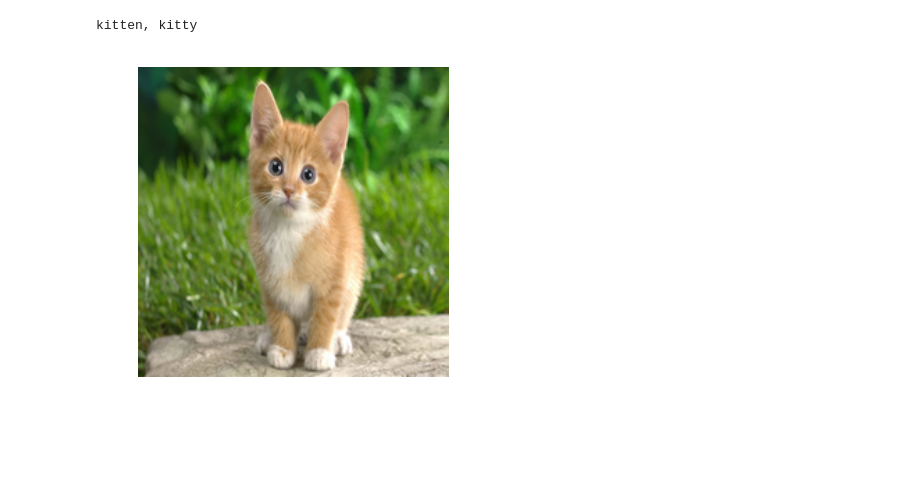
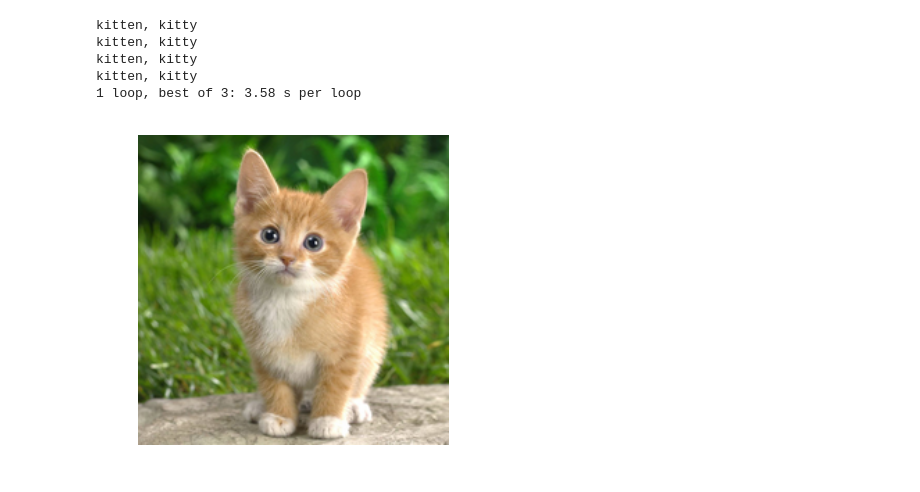
Before and after one commit to ilkarman/Blog, a Jupyter notebook: Flask Images/Predict-MXNet.ipynb, the cells around one changed output. Saved outputs shown, nothing was run; the diff lists cells and outputs as text; code cells hidden in the pictures; blank space fills up the shorter version.

```diff
--- a/Flask Images/Predict-MXNet.ipynb
+++ b/Flask Images/Predict-MXNet.ipynb
@@ -17,26 +28,21 @@ Batch = namedtuple('Batch', ['data'])
 # %%
-# Load labels
-with open('synset.txt', 'r') as f:
-    synsets = [l.rstrip() for l in f]
-
+# Load MXNet model
 sym, arg_params, aux_params = mx.model.load_checkpoint('resnet-152', 0)
 # %%
 # Create model
 mod = mx.mod.Module(symbol=sym, context=mx.cpu())
 mod.bind(for_training=False, data_shapes=[('data', (1,3,224,224))])
 mod.set_params(arg_params, aux_params)
-# %%
-def get_image(url):
-    filename = wget.download(url)
-    img = cv2.imread(filename)
-    if img is None:
-        print('failed to download ' + url)
-    return filename
+# %%
+def get_image(url):
+    return urlretrieve(url)[0]
 # %%
 def predict(filename, mod, synsets):
 
     # Load image and resize
-    img = Image.open(filename).resize((224, 224), Image.ANTIALIAS)
+    img = Image.open(filename)
+    # Centre crop
+    img = ImageOps.fit(img, (224, 224), Image.ANTIALIAS)
 
     # Show image
     plt.imshow(img)
@@ -54,8 +60,11 @@ def predict(filename, mod, synsets):
     predicted_category = " ".join(synsets[a].split(" ")[1:])
     print(predicted_category)
 # %%
-url = 'http://writm.com/wp-content/uploads/2016/08/Cat-hd-wallpapers.jpg'
-predict(get_image(url), mod, synsets)
+%timeit predict(get_image("http://writm.com/wp-content/uploads/2016/08/Cat-hd-wallpapers.jpg"), mod, LABELS)
 # %% [output]
 kitten, kitty
+kitten, kitty
+kitten, kitty
+kitten, kitty
+1 loop, best of 3: 3.58 s per loop
-[figure, old version]
+[figure, new version]
```
Also changed, not shown: parts of 7 cells of this notebook, 1 other file.
